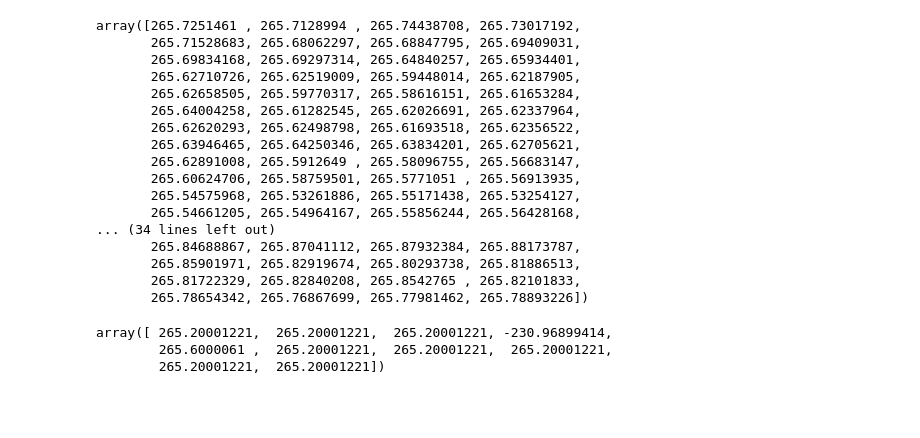
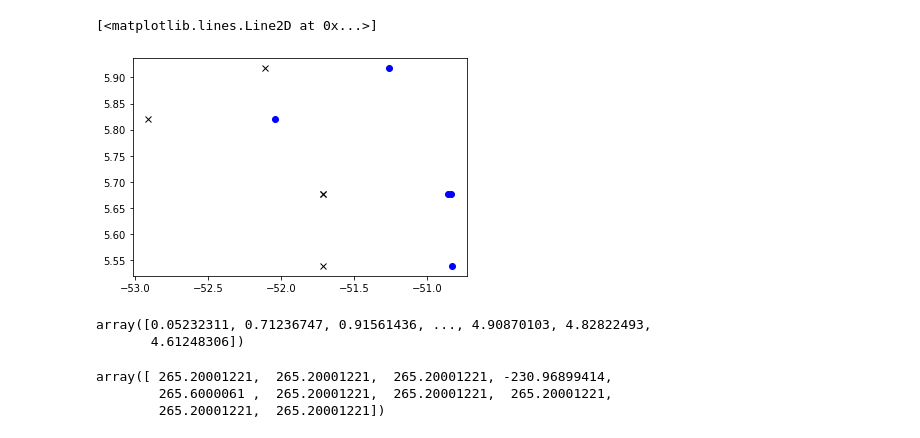
Before and after one commit to livaage/DDPG-for-tracking, a Jupyter notebook: Untitled.ipynb, the cells around one changed output. Cells and saved outputs as stored; diff of their text form; code cells hidden in the pictures; blank space fills up the shorter version.

```diff
--- a/Untitled.ipynb
+++ b/Untitled.ipynb
@@ -102,23 +72,14 @@ array([ 0.34218285,  0.        ,  0.        ,  0.        ,  0.        ,
+# %%
+plt.plot(z[-10:-5], r[-10:-5], "kx")
+plt.plot(new_z[-10:-5], new_r[-10:-5], "bo")
+# %% [output]
+[<matplotlib.lines.Line2D at 0x...>]
+[figure, added]
 # %%
-dz[-200:]
+dz
 # %% [output]
-array([265.7251461 , 265.7128994 , 265.74438708, 265.73017192,
-       265.71528683, 265.68062297, 265.68847795, 265.69409031,
-       265.69834168, 265.69297314, 265.64840257, 265.65934401,
-       265.62710726, 265.62519009, 265.59448014, 265.62187905,
-       265.62658505, 265.59770317, 265.58616151, 265.61653284,
-       265.64004258, 265.61282545, 265.62026691, 265.62337964,
-       265.62620293, 265.62498798, 265.61693518, 265.62356522,
-       265.63946465, 265.64250346, 265.63834201, 265.62705621,
-       265.62891008, 265.5912649 , 265.58096755, 265.56683147,
-       265.60624706, 265.58759501, 265.5771051 , 265.56913935,
-       265.54575968, 265.53261886, 265.55171438, 265.53254127,
-       265.54661205, 265.54964167, 265.55856244, 265.56428168,
-... (34 lines left out)
-       265.84688867, 265.87041112, 265.87932384, 265.88173787,
-       265.85901971, 265.82919674, 265.80293738, 265.81886513,
-       265.81722329, 265.82840208, 265.8542765 , 265.82101833,
-       265.78654342, 265.76867699, 265.77981462, 265.78893226])
+array([0.05232311, 0.71236747, 0.91561436, ..., 4.90870103, 4.82822493,
+       4.61248306])
 # %%
 z[-10:]
 # %% [output]
```
Also changed, not shown: parts of 23 cells of this notebook, 13 other files.
